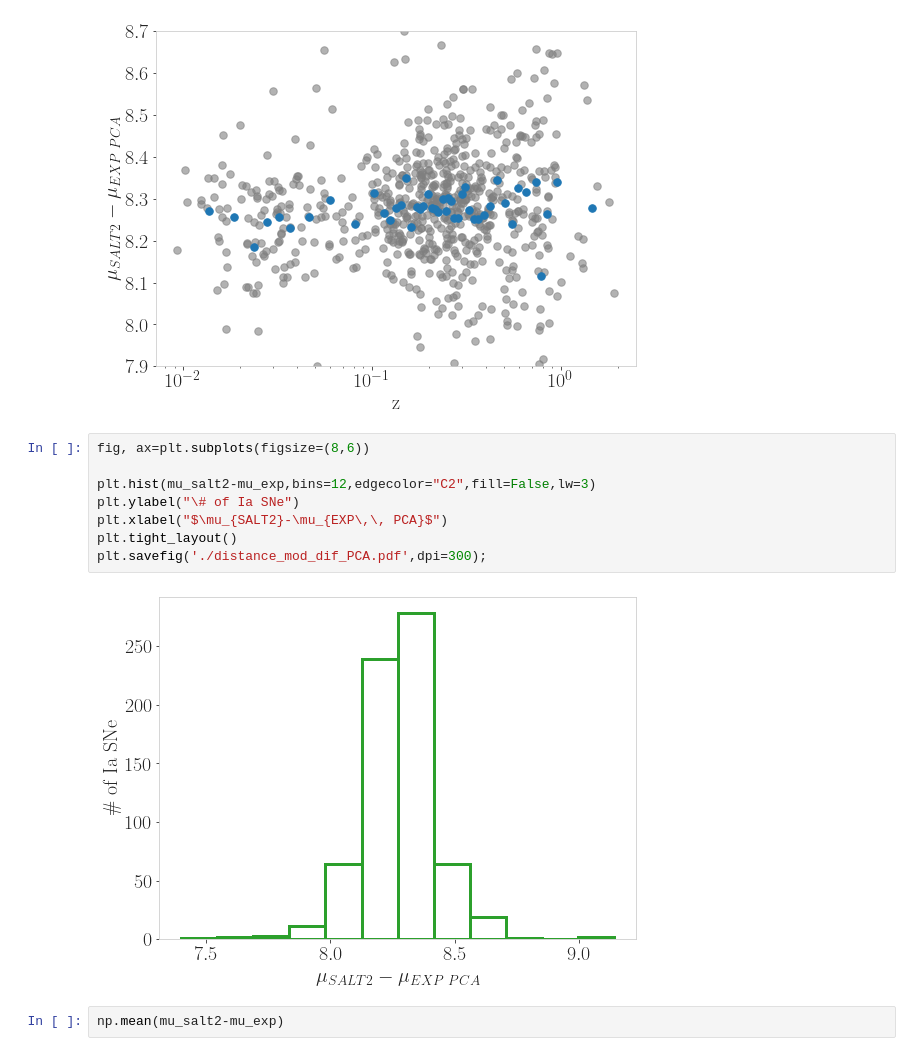
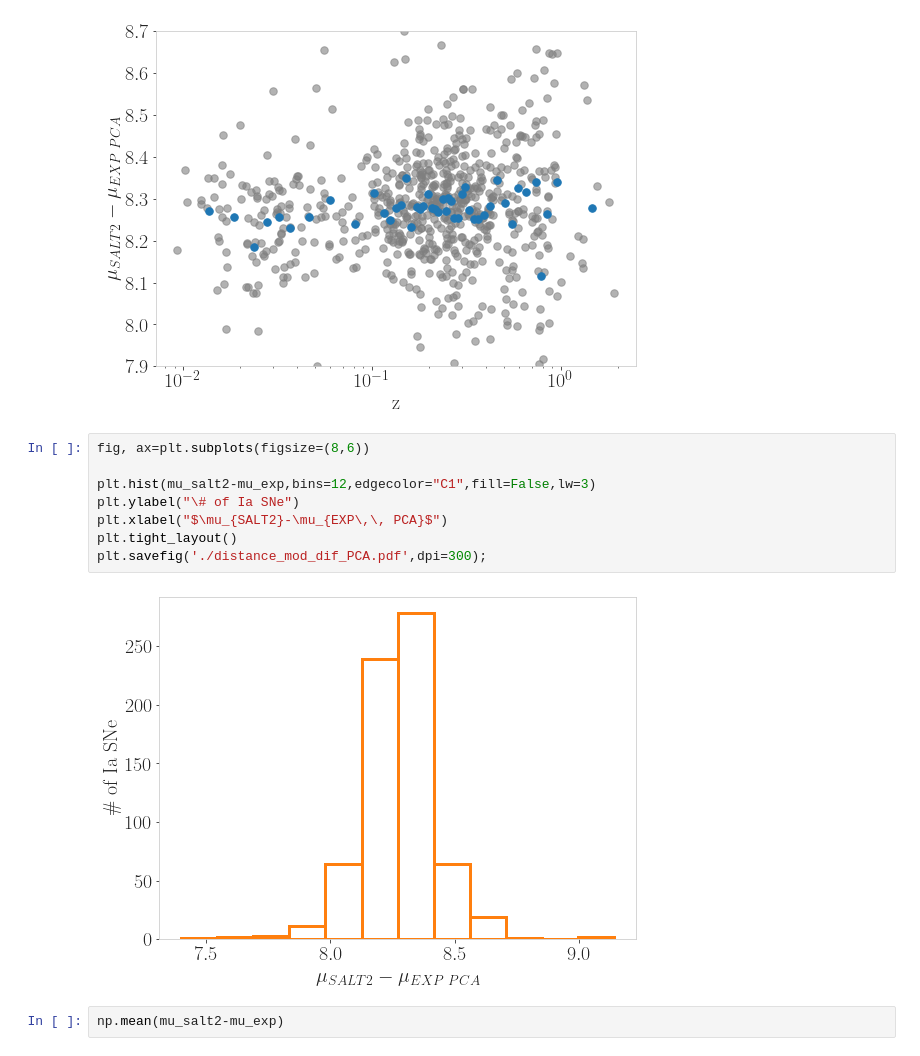
Before and after one commit to CassiaNascimento/PETS_model_for_SN_Ia_LC_fitting, a Jupyter notebook: fitting_pantheon/pca fit results/Cosmology_plots_PCA.ipynb, the cells around one changed output. Cells and saved outputs as stored; diff of their text form.

```diff
--- a/fitting_pantheon/pca fit results/Cosmology_plots_PCA.ipynb
+++ b/fitting_pantheon/pca fit results/Cosmology_plots_PCA.ipynb
@@ -422,13 +422,13 @@ plt.savefig('./distance_mod_dif_evol_w_z_PCA.pdf',dpi=300);
 # %%
 fig, ax=plt.subplots(figsize=(8,6))
 
-plt.hist(mu_salt2-mu_exp,bins=12,edgecolor="C2",fill=False,lw=3)
+plt.hist(mu_salt2-mu_exp,bins=12,edgecolor="C1",fill=False,lw=3)
 plt.ylabel("\# of Ia SNe")
 plt.xlabel("$\mu_{SALT2}-\mu_{EXP\,\, PCA}$")
 plt.tight_layout()
 plt.savefig('./distance_mod_dif_PCA.pdf',dpi=300);
 # %% [output]
-[figure, old version]
+[figure, new version]
 # %%
 np.mean(mu_salt2-mu_exp)
 # %% [output]
```
Also changed, not shown: parts of 4 cells of this notebook.
